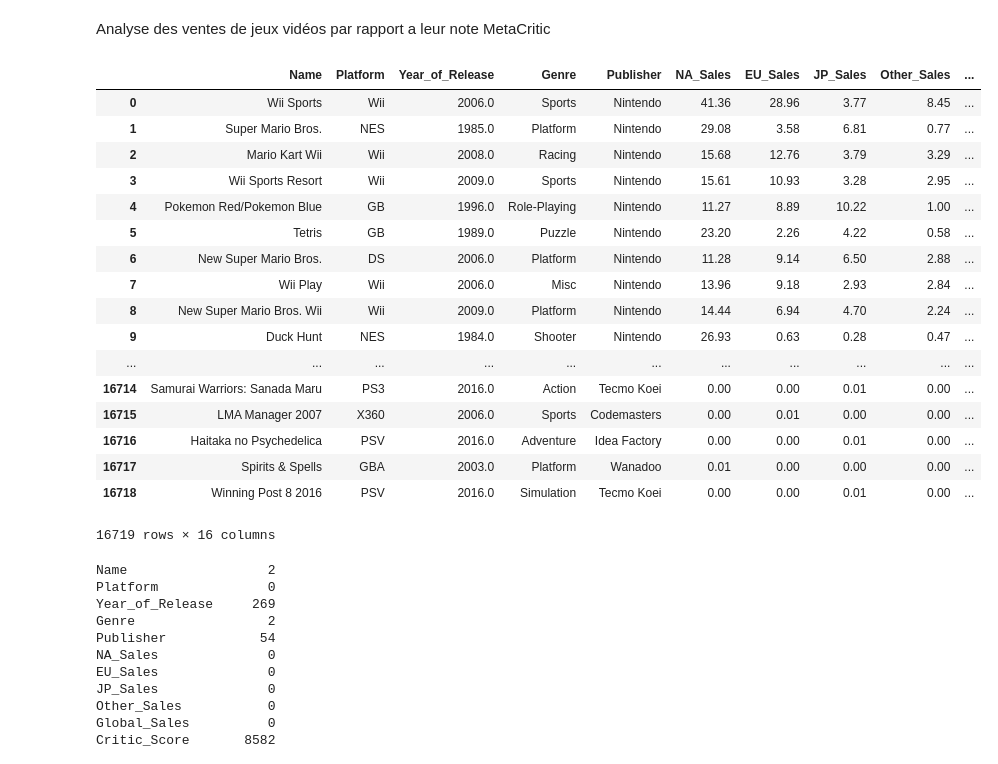
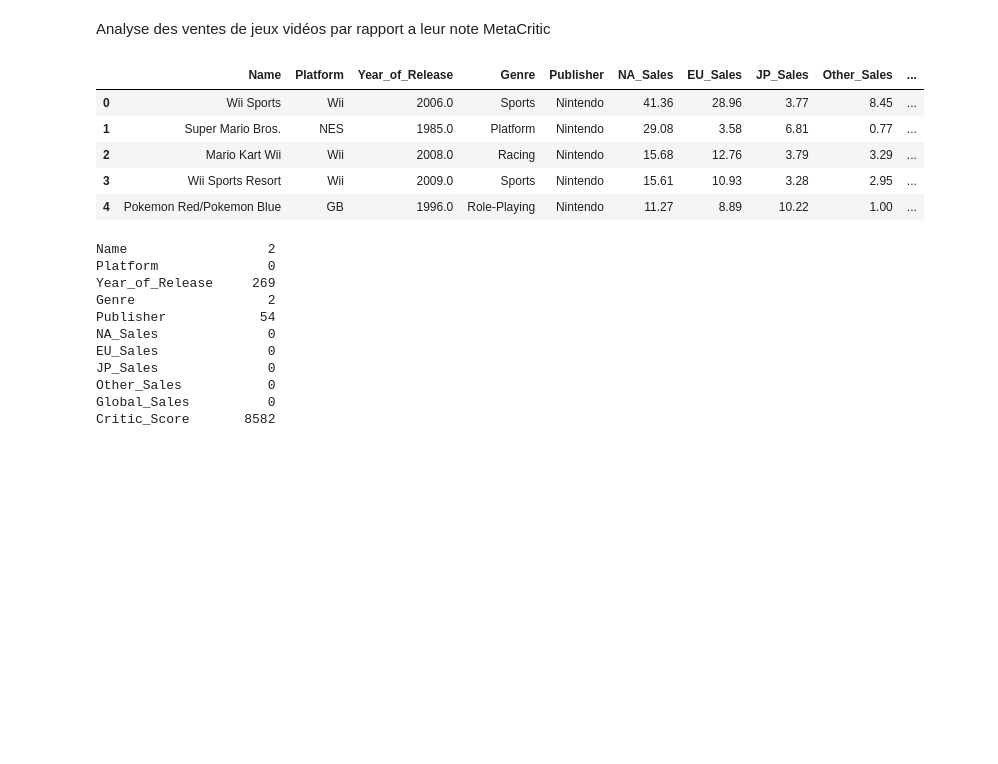
Before and after one commit to Shhhpoulpe/cours-de-python, a Jupyter notebook: Machine Learning/vente_jeux.ipynb, the cells around one changed output. Drawn from its saved outputs; the diff is of its cells as text; code cells hidden in the pictures; blank space fills up the shorter version.

```diff
--- a/Machine Learning/vente_jeux.ipynb
+++ b/Machine Learning/vente_jeux.ipynb
@@ -7,26 +8,14 @@ import matplotlib.pyplot as plt
 # %%
 ventes = pd.read_csv("csv/Video_Games_Sales.csv",sep=',',encoding="ISO-8859-1")
 # %%
-ventes
+ventes.head()
 # %% [output]
 |  | Name | Platform | Year_of_Release | Genre | Publisher | NA_Sales | EU_Sales | JP_Sales | Other_Sales | ... |
 | 0 | Wii Sports | Wii | 2006.0 | Sports | Nintendo | 41.36 | 28.96 | 3.77 | 8.45 | ... |
 | 1 | Super Mario Bros. | NES | 1985.0 | Platform | Nintendo | 29.08 | 3.58 | 6.81 | 0.77 | ... |
 | 2 | Mario Kart Wii | Wii | 2008.0 | Racing | Nintendo | 15.68 | 12.76 | 3.79 | 3.29 | ... |
 | 3 | Wii Sports Resort | Wii | 2009.0 | Sports | Nintendo | 15.61 | 10.93 | 3.28 | 2.95 | ... |
 | 4 | Pokemon Red/Pokemon Blue | GB | 1996.0 | Role-Playing | Nintendo | 11.27 | 8.89 | 10.22 | 1.00 | ... |
-| 5 | Tetris | GB | 1989.0 | Puzzle | Nintendo | 23.20 | 2.26 | 4.22 | 0.58 | ... |
-| 6 | New Super Mario Bros. | DS | 2006.0 | Platform | Nintendo | 11.28 | 9.14 | 6.50 | 2.88 | ... |
-| 7 | Wii Play | Wii | 2006.0 | Misc | Nintendo | 13.96 | 9.18 | 2.93 | 2.84 | ... |
-| 8 | New Super Mario Bros. Wii | Wii | 2009.0 | Platform | Nintendo | 14.44 | 6.94 | 4.70 | 2.24 | ... |
-| 9 | Duck Hunt | NES | 1984.0 | Shooter | Nintendo | 26.93 | 0.63 | 0.28 | 0.47 | ... |
-| ... | ... | ... | ... | ... | ... | ... | ... | ... | ... | ... |
-| 16714 | Samurai Warriors: Sanada Maru | PS3 | 2016.0 | Action | Tecmo Koei | 0.00 | 0.00 | 0.01 | 0.00 | ... |
-| 16715 | LMA Manager 2007 | X360 | 2006.0 | Sports | Codemasters | 0.00 | 0.01 | 0.00 | 0.00 | ... |
-| 16716 | Haitaka no Psychedelica | PSV | 2016.0 | Adventure | Idea Factory | 0.00 | 0.00 | 0.01 | 0.00 | ... |
-| 16717 | Spirits & Spells | GBA | 2003.0 | Platform | Wanadoo | 0.01 | 0.00 | 0.00 | 0.00 | ... |
-| 16718 | Winning Post 8 2016 | PSV | 2016.0 | Simulation | Tecmo Koei | 0.00 | 0.00 | 0.01 | 0.00 | ... |
-16719 rows × 16 columns
 # %%
 ventes.isnull().sum()
 # %% [output]
```
Also changed, not shown: parts of 13 cells of this notebook.
